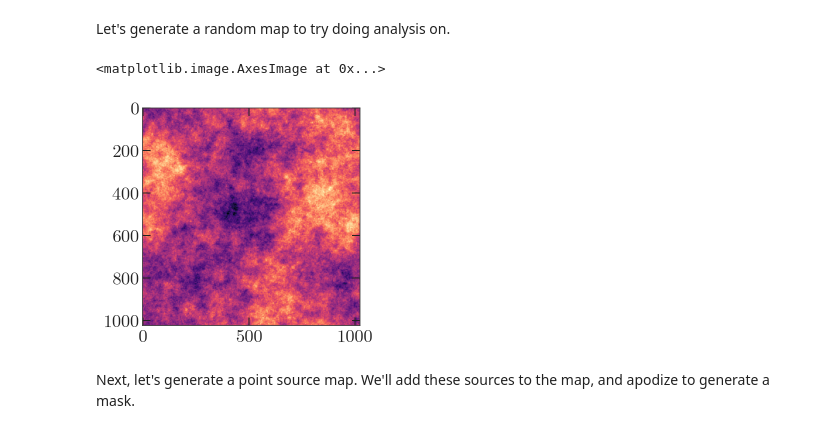
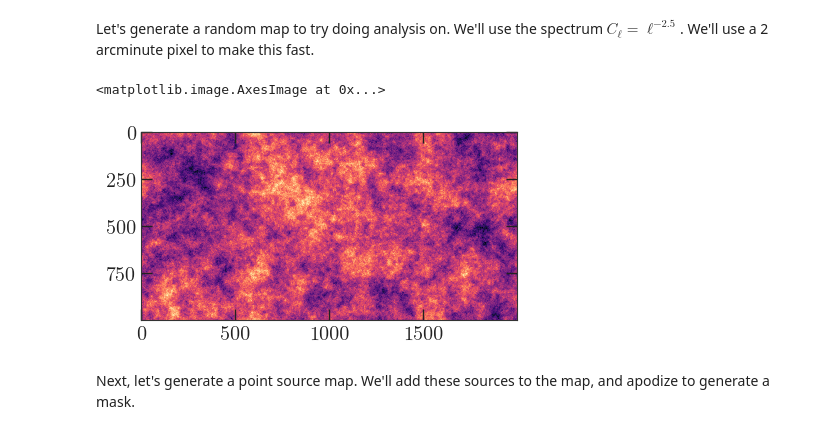
Before and after one commit to xzackli/nawrapper, a Jupyter notebook: notebooks/Getting Started.ipynb, the cells around one changed output. Drawn from its saved outputs; the diff is of its cells as text; code cells hidden in the pictures.

```diff
--- a/notebooks/Getting Started.ipynb
+++ b/notebooks/Getting Started.ipynb
@@ -16,18 +18,19 @@ from pixell import enmap, enplot
 import nawrapper as nw
 import nawrapper.maptools as maptools
 # %% [markdown]
-Let's generate a random map to try doing analysis on.
+Let's generate a random map to try doing analysis on. We'll use the spectrum $C_{\ell} = \ell^{-2.5}$.
+We'll use a 2 arcminute pixel to make this fast.
 # %%
-shape,wcs = enmap.geometry(shape=(1024,1024),
-                           res=np.deg2rad(0.5/60.),pos=(0,0))
-ells = np.arange(0,6000,1)
+shape,wcs = enmap.geometry(shape=(1000,2000),
+                           res=np.deg2rad(2/60.),pos=(0,0))
+ells = np.arange(0,2000,1)
 ps = np.zeros(len(ells))
 ps[2:] = 1/ells[2:]**2.5 # don't want monopole/dipole
 imap = enmap.rand_map(shape,wcs,ps[np.newaxis,np.newaxis])
 plt.imshow(imap)
 # %% [output]
 <matplotlib.image.AxesImage at 0x...>
-[figure, old version]
+[figure, new version]
 # %% [markdown]
 Next, let's generate a point source map. We'll add these sources to the map, and apodize to generate a mask.
 # %%
```
Also changed, not shown: parts of 12 cells of this notebook, 12 other files.
